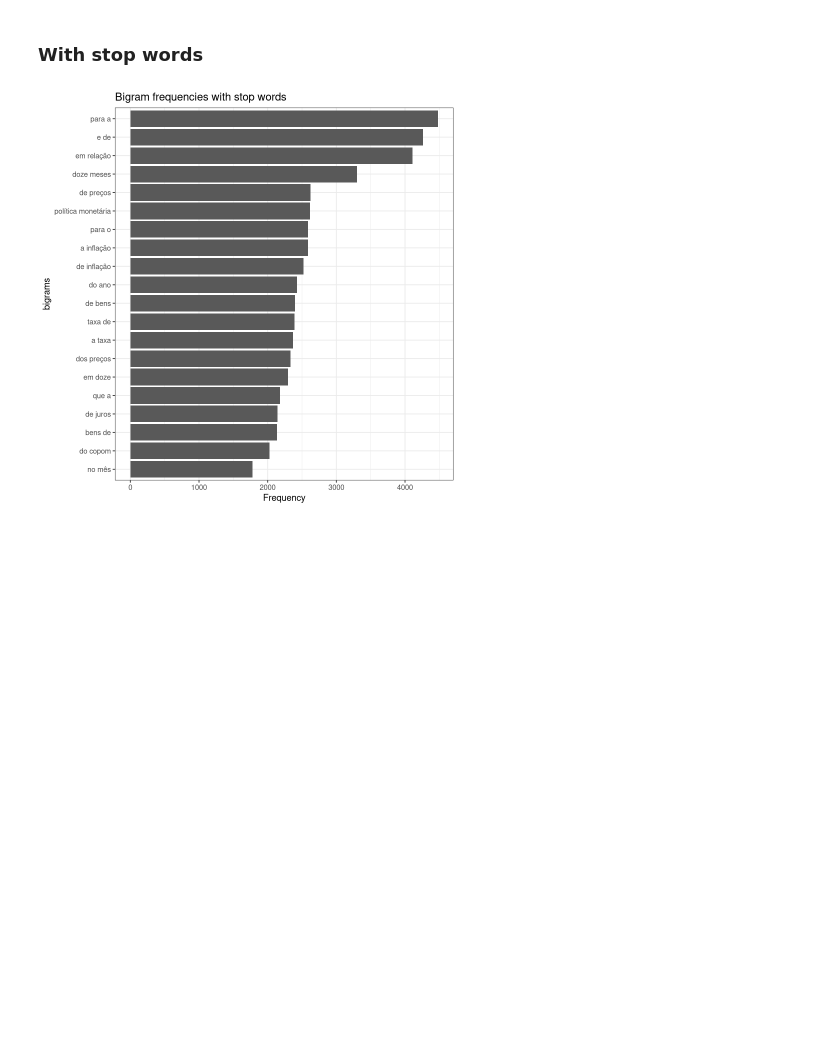
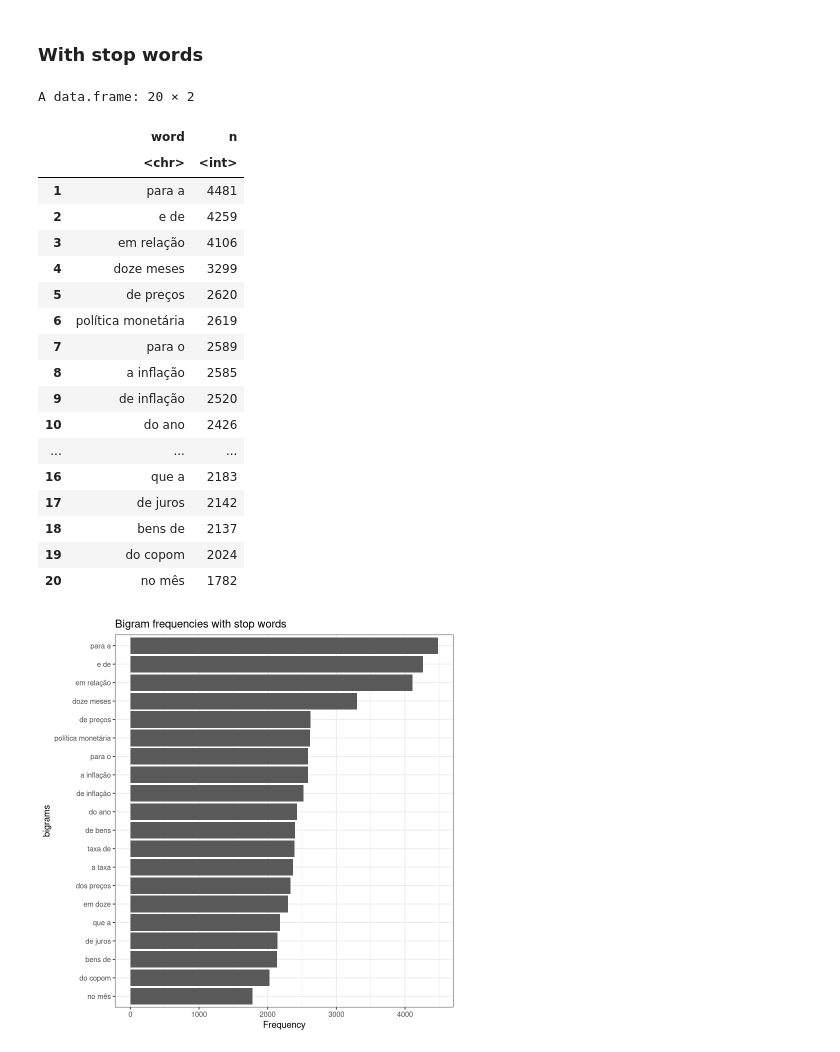
Before and after one commit to ajdavidl/corpus-atas-copom, a Jupyter notebook: notebooks/corpus-exploration-in-R.ipynb, the cells around one changed output. Drawn from its saved outputs; the diff is of its cells as text; code cells hidden in the pictures; blank space fills up the shorter version.

```diff
--- a/notebooks/corpus-exploration-in-R.ipynb
+++ b/notebooks/corpus-exploration-in-R.ipynb
@@ -145,6 +211,28 @@ bigramFreq <- df %>%
   unnest_tokens(word, sentence, token = "ngrams", n = 2) %>%
   count(word, sort = TRUE) %>%
   ungroup()
+# %%
+bigramFreq[1:numberOfBigram,]
+# %% [output]
+A data.frame: 20 × 2
+|  | word | n |
+|  | <chr> | <int> |
+| 1 | para a | 4481 |
+| 2 | e de | 4259 |
+| 3 | em relação | 4106 |
+| 4 | doze meses | 3299 |
+| 5 | de preços | 2620 |
+| 6 | política monetária | 2619 |
+| 7 | para o | 2589 |
+| 8 | a inflação | 2585 |
+| 9 | de inflação | 2520 |
+| 10 | do ano | 2426 |
+| ... | ... | ... |
+| 16 | que a | 2183 |
+| 17 | de juros | 2142 |
+| 18 | bens de | 2137 |
+| 19 | do copom | 2024 |
+| 20 | no mês | 1782 |
 # %%
 ggplot(bigramFreq[1:numberOfBigram,],aes(x = reorder(word,n), n)) +
   geom_bar(stat="identity") +
```
Also changed, not shown: parts of 13 cells of this notebook.
